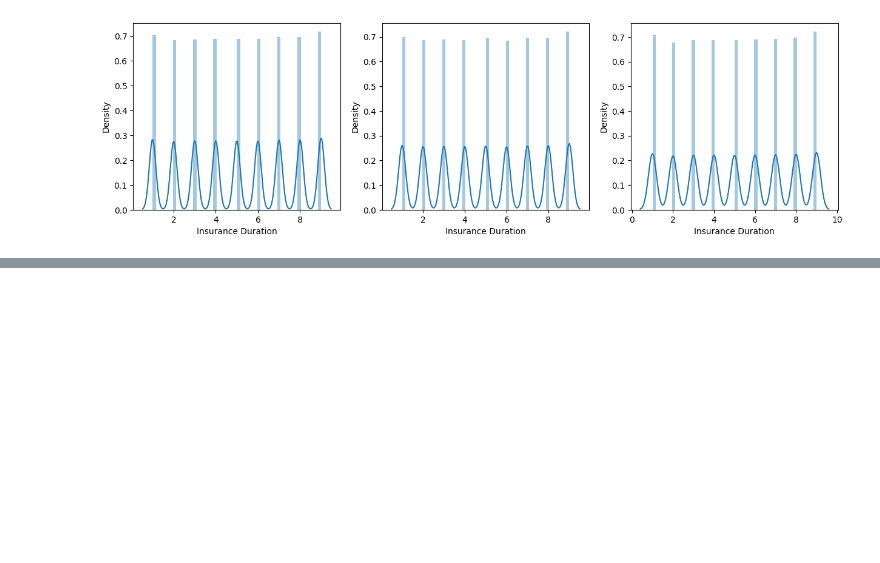
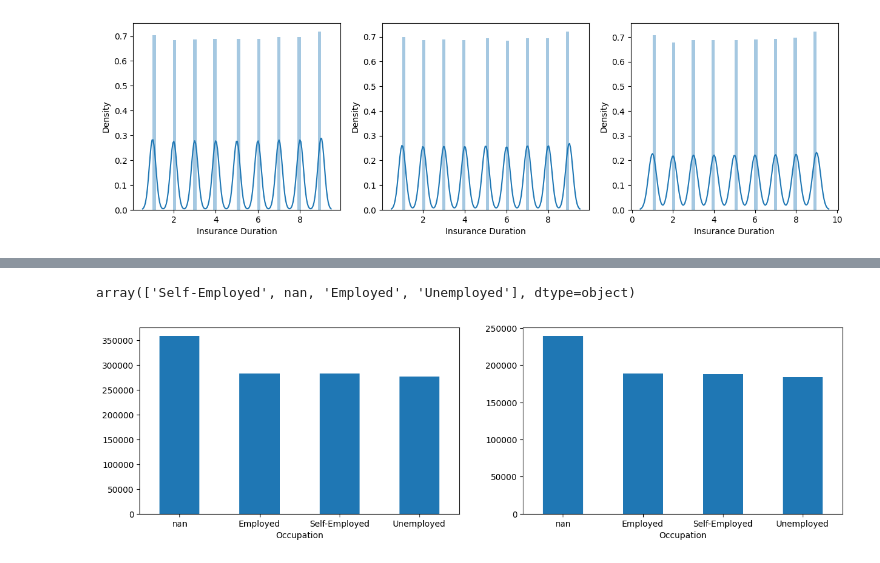
Before and after one commit to yash-meshram/Insurance-Premium, a Jupyter notebook: insurance-premium.ipynb, the cells around one changed output, grey strips where cells are left out. Drawn from its saved outputs; the diff is of its cells as text; code cells hidden in the pictures; blank space fills up the shorter version.

```diff
--- a/insurance-premium.ipynb
+++ b/insurance-premium.ipynb
@@ -164,0 +124,4 @@ plt.boxplot(df['Age'])
+# %%
+df1 = df.copy()
+print(df1.shape)
+df1.head()
@@ -164,0 +137,13 @@ plt.boxplot(df['Age'])
+# %%
+df1['Occupation'].unique()
+# %% [output]
+array(['Self-Employed', nan, 'Employed', 'Unemployed'], dtype=object)
+# %%
+plt.figure(figsize=(15, 4))
+plt.subplot(1, 2, 1)
+df1['Occupation'].value_counts(dropna=False).plot(kind='bar', rot=0)
+plt.subplot(1, 2, 2)
+df_test['Occupation'].value_counts(dropna=False).plot(kind='bar', rot=0)
+plt.show()
+# %% [output]
+[figure, added]
```
Also changed, not shown: parts of 55 cells of this notebook.
